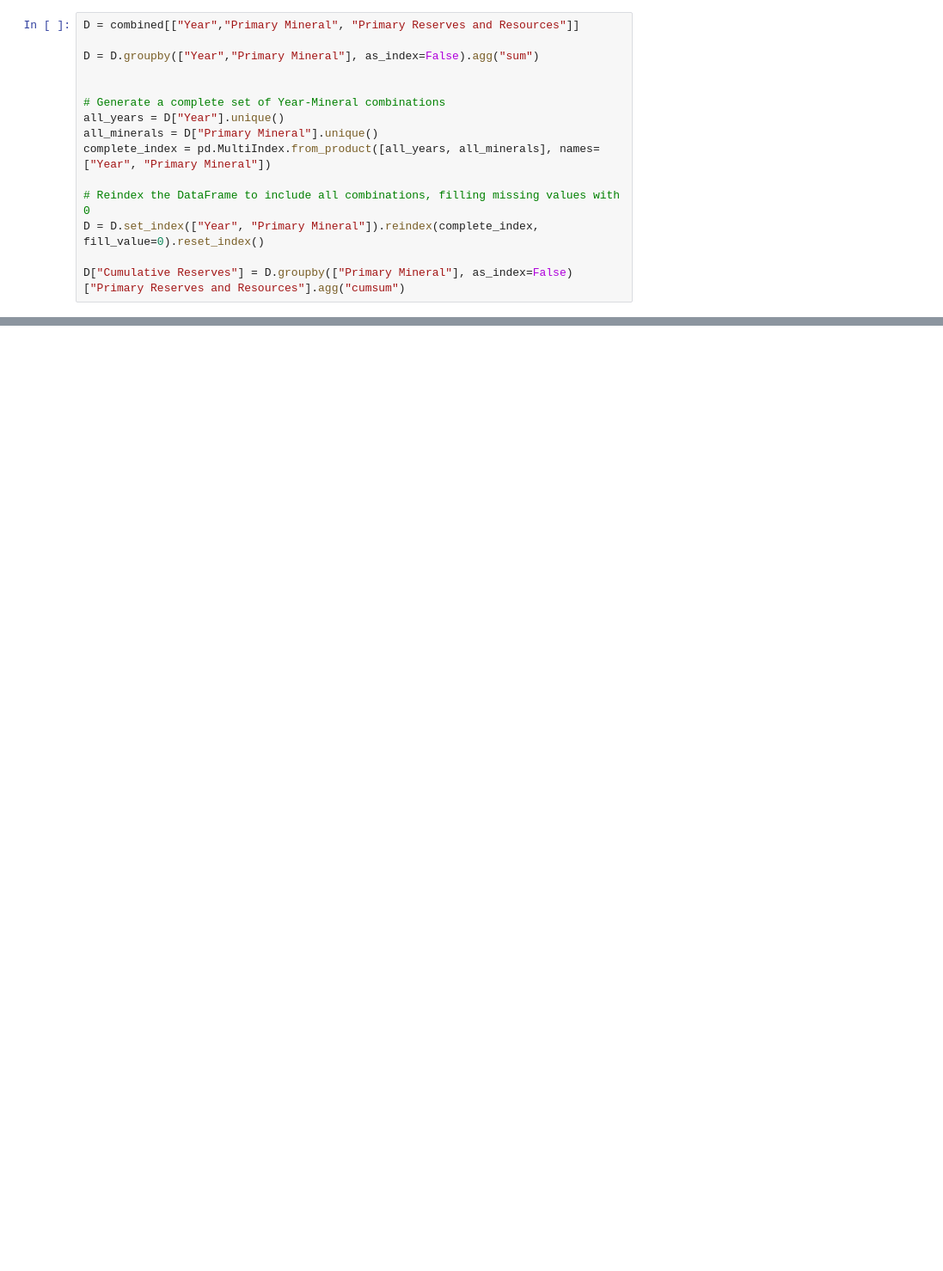
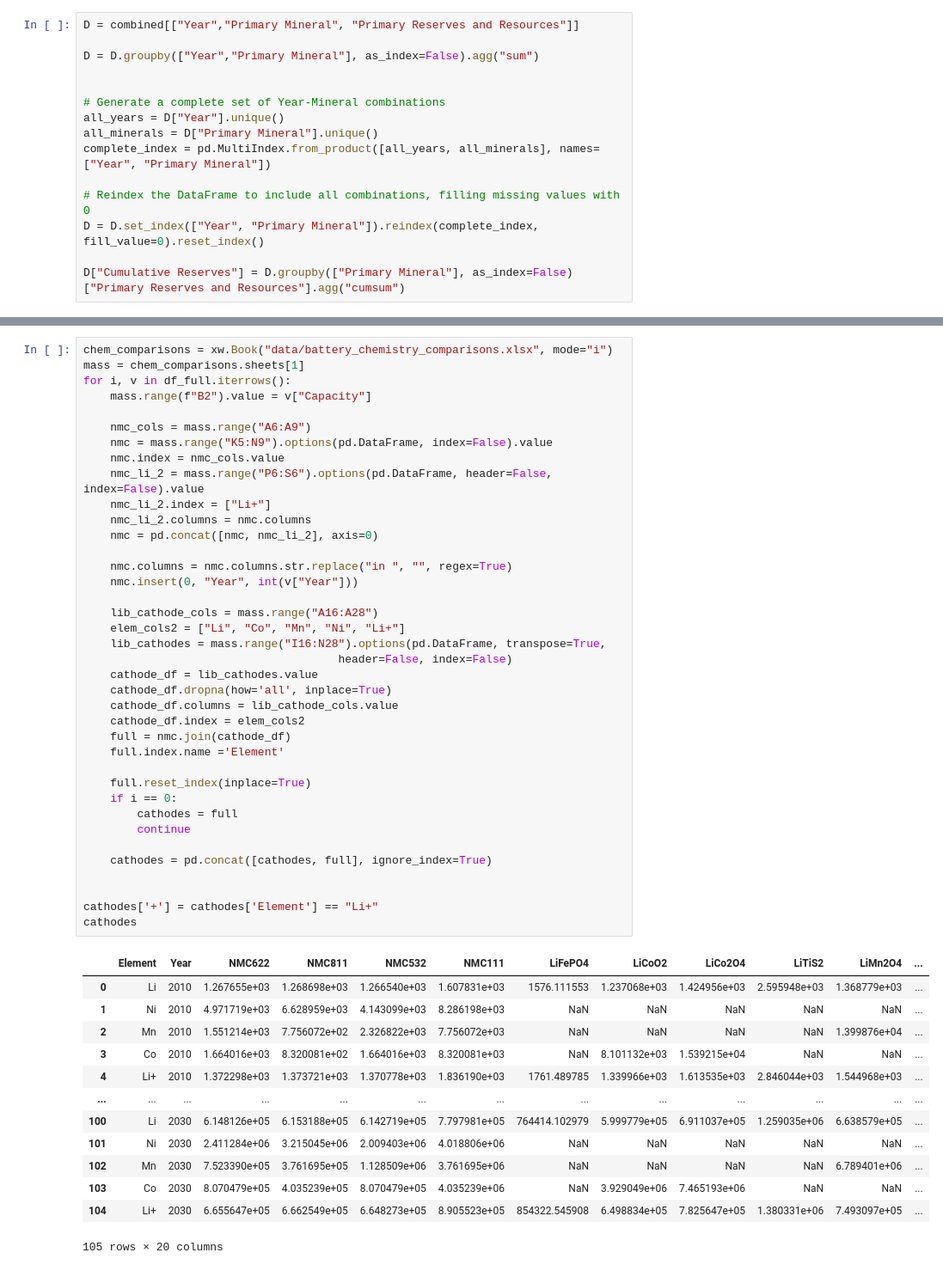
Before and after one commit to changbatterygroup/CriticalMinerals, a Jupyter notebook: Critical_Minerals_Analysis.ipynb, the cells around one changed output, grey strips where cells are left out. Shown at 86% size. Drawn from its saved outputs; the diff is of its cells as text; blank space fills up the shorter version.

Commit message:
Added LIB cathodes over time tracking

```diff
--- a/Critical_Minerals_Analysis.ipynb
+++ b/Critical_Minerals_Analysis.ipynb
@@ -234,3 +243,55 @@ buttons_dict = [{"buttons": [
     "yanchor": "top"
 }
 ]
+# %%
+chem_comparisons = xw.Book("data/battery_chemistry_comparisons.xlsx", mode="i")
+mass = chem_comparisons.sheets[1]
+for i, v in df_full.iterrows():
+    mass.range(f"B2").value = v["Capacity"]
+
+    nmc_cols = mass.range("A6:A9")
+    nmc = mass.range("K5:N9").options(pd.DataFrame, index=False).value
+    nmc.index = nmc_cols.value
+    nmc_li_2 = mass.range("P6:S6").options(pd.DataFrame, header=False, index=False).value
+    nmc_li_2.index = ["Li+"]
+    nmc_li_2.columns = nmc.columns
+    nmc = pd.concat([nmc, nmc_li_2], axis=0)
+
+    nmc.columns = nmc.columns.str.replace("in ", "", regex=True)
+    nmc.insert(0, "Year", int(v["Year"]))
+
+    lib_cathode_cols = mass.range("A16:A28")
+    elem_cols2 = ["Li", "Co", "Mn",	"Ni", "Li+"]
+    lib_cathodes = mass.range("I16:N28").options(pd.DataFrame, transpose=True,
+                                      header=False, index=False)
+    cathode_df = lib_cathodes.value
+    cathode_df.dropna(how='all', inplace=True)
+    cathode_df.columns = lib_cathode_cols.value
+    cathode_df.index = elem_cols2
+    full = nmc.join(cathode_df)
+    full.index.name ='Element'
+
+    full.reset_index(inplace=True)
+    if i == 0:
+        cathodes = full
+        continue
+
+    cathodes = pd.concat([cathodes, full], ignore_index=True)
+
+
+cathodes['+'] = cathodes['Element'] == "Li+"
+cathodes
+# %% [output]
+|  | Element | Year | NMC622 | NMC811 | NMC532 | NMC111 | LiFePO4 | LiCoO2 | LiCo2O4 | LiTiS2 | LiMn2O4 | ... |
+| 0 | Li | 2010 | 1.267655e+03 | 1.268698e+03 | 1.266540e+03 | 1.607831e+03 | 1576.111553 | 1.237068e+03 | 1.424956e+03 | 2.595948e+03 | 1.368779e+03 | ... |
+| 1 | Ni | 2010 | 4.971719e+03 | 6.628959e+03 | 4.143099e+03 | 8.286198e+03 | NaN | NaN | NaN | NaN | NaN | ... |
+| 2 | Mn | 2010 | 1.551214e+03 | 7.756072e+02 | 2.326822e+03 | 7.756072e+03 | NaN | NaN | NaN | NaN | 1.399876e+04 | ... |
+| 3 | Co | 2010 | 1.664016e+03 | 8.320081e+02 | 1.664016e+03 | 8.320081e+03 | NaN | 8.101132e+03 | 1.539215e+04 | NaN | NaN | ... |
+| 4 | Li+ | 2010 | 1.372298e+03 | 1.373721e+03 | 1.370778e+03 | 1.836190e+03 | 1761.489785 | 1.339966e+03 | 1.613535e+03 | 2.846044e+03 | 1.544968e+03 | ... |
+| ... | ... | ... | ... | ... | ... | ... | ... | ... | ... | ... | ... | ... |
+| 100 | Li | 2030 | 6.148126e+05 | 6.153188e+05 | 6.142719e+05 | 7.797981e+05 | 764414.102979 | 5.999779e+05 | 6.911037e+05 | 1.259035e+06 | 6.638579e+05 | ... |
+| 101 | Ni | 2030 | 2.411284e+06 | 3.215045e+06 | 2.009403e+06 | 4.018806e+06 | NaN | NaN | NaN | NaN | NaN | ... |
+| 102 | Mn | 2030 | 7.523390e+05 | 3.761695e+05 | 1.128509e+06 | 3.761695e+06 | NaN | NaN | NaN | NaN | 6.789401e+06 | ... |
+| 103 | Co | 2030 | 8.070479e+05 | 4.035239e+05 | 8.070479e+05 | 4.035239e+06 | NaN | 3.929049e+06 | 7.465193e+06 | NaN | NaN | ... |
+| 104 | Li+ | 2030 | 6.655647e+05 | 6.662549e+05 | 6.648273e+05 | 8.905523e+05 | 854322.545908 | 6.498834e+05 | 7.825647e+05 | 1.380331e+06 | 7.493097e+05 | ... |
+105 rows × 20 columns
```
Also changed, not shown: parts of 10 cells of this notebook, 4 other files.
